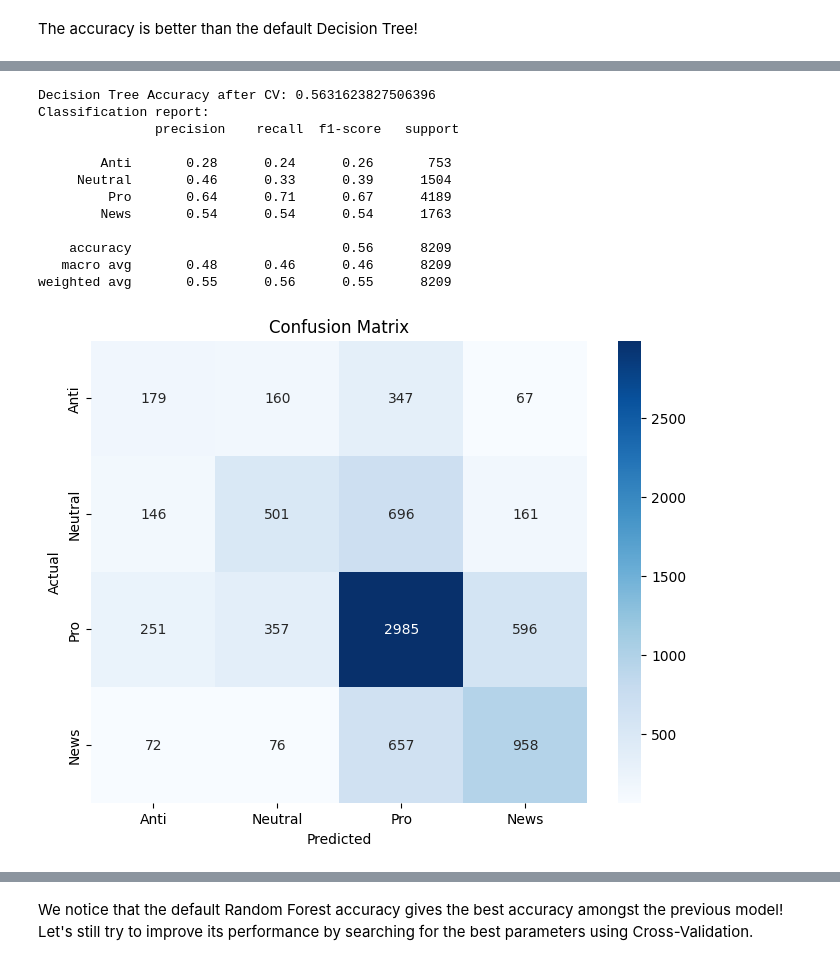
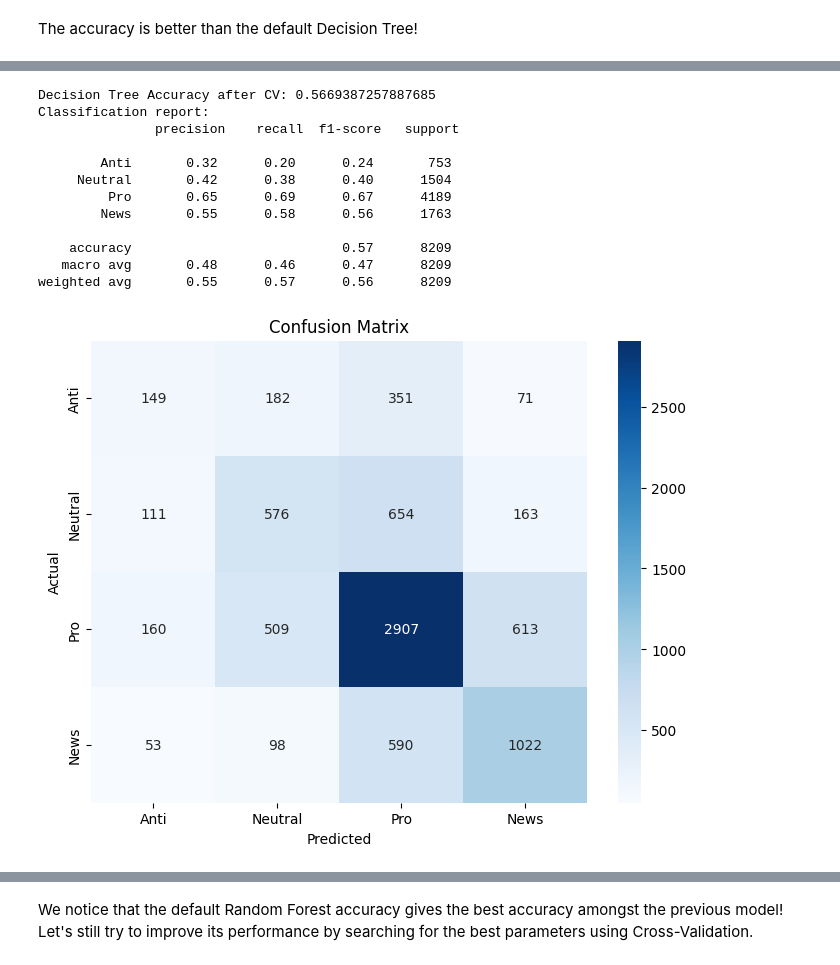
Before and after one commit to adevilde/Twitter-Climate-Change-Sentiment-Analysis, a Jupyter notebook: Twitter_Climate_Change_Sentiment.ipynb, the cells around one changed output, grey strips where cells are left out. Drawn from its saved outputs; the diff is of its cells as text; code cells hidden in the pictures.

```diff
--- a/Twitter_Climate_Change_Sentiment.ipynb
+++ b/Twitter_Climate_Change_Sentiment.ipynb
@@ -856,7 +868,7 @@ Now, let's compare with a logistic regression that includes a cross validation.
 clf_cv_logReg = LogisticRegressionCV(cv=5, class_weight=weights, multi_class='multinomial', penalty='l2', solver='saga', max_iter=10000)
 
 # fit data
-clf_cv_logReg.fit(X_train, y_train)
+run_time_logReg = %timeit -q -o clf_cv_logReg.fit(X_train, y_train)
 
 # predict
 y_pred_cv = clf_cv_logReg.predict(X_test)
@@ -872,7 +884,7 @@ We could also use `GridSearchCV` to find the best parameters. More specifically,
 # %%
 # Define the model parameters
 param_grid = {
-    'C': [0.01, 0.1, 1, 10, 100]  # Creates 5 values for C, logarithmically spaced between 10^-2 and 10^2
+    'C': [0.1, 1, 10, 100, 1000]  # Creates 5 values for C, logarithmically spaced between 10^-2 and 10^2
 }
 
 log_reg = LogisticRegression(class_weight=weights, multi_class='multinomial', solver='saga', max_iter=10000)
@@ -1144,15 +1156,15 @@ the proportion of class $k$ observations in node $m$.
 # %%
 # ----------- criterion 'gini' and splitter 'best' ----------------
 param_grid = {
-    'max_depth': np.arange(8,12,2),
-    'min_samples_leaf': np.arange(2,7,2)
+    'max_depth': np.arange(7,10,1),
+    'min_samples_leaf': np.arange(1,4,1)
 }
 
 # Create a decision tree regressor
 tree = DecisionTreeClassifier(criterion='gini', splitter='best', class_weight=weights, random_state=my_seed)
 
 # Create GridSearchCV object with cross-validation (e.g., 5-fold)
-grid_search = GridSearchCV(estimator=tree, param_grid=param_grid, cv=5, scoring='accuracy', verbose=2)
+grid_search = GridSearchCV(estimator=tree, param_grid=param_grid, cv=5, scoring='accuracy', verbose=3)
 
 # Fit the grid search to the data
 grid_search.fit(X_train, y_train)
@@ -1308,36 +1362,37 @@ For criterion 'entropy' and splitter 'random':
 # %%
 # training with best parameters
-dt_best = DecisionTreeClassifier(criterion='gini', splitter='best', max_depth=10, min_samples_leaf=4, class_weight=weights, random_state=my_seed)
-model = dt_best.fit(X_train,y_train)
-y_pred_dt_best = model.predict(X_test)
+dt_best = DecisionTreeClassifier(criterion='gini', splitter='best', max_depth=9, min_samples_leaf=1, class_weight=weights, random_state=my_seed)
+run_time_dt = %timeit -q -o dt_best.fit(X_train,y_train)
+
+y_pred_dt_best = dt_best.predict(X_test)
 
 # calculating the accuracy
 accuracy_dt_best = accuracy_score(y_test, y_pred_dt_best)
 print(f"Decision Tree Accuracy after CV: {accuracy_dt_best}")
 
 # Confusion matrix
 cm = confusion_matrix(y_test, y_pred_dt_best, labels=[-1, 0, 1, 2])
 plt.figure(figsize=(8, 6))
 sns.heatmap(cm, annot=True, fmt='d', cmap='Blues', xticklabels=['Anti', 'Neutral', 'Pro', 'News'], yticklabels=['Anti', 'Neutral', 'Pro', 'News'])
 plt.xlabel('Predicted')
 plt.ylabel('Actual')
 plt.title('Confusion Matrix')
 
 # Classification report
 clf_report = classification_report(y_test, y_pred_dt_best, target_names=['Anti', 'Neutral', 'Pro', 'News'])
 print('Classification report: \n', clf_report)
 # %% [output]
-Decision Tree Accuracy after CV: 0.5631623827506396
+Decision Tree Accuracy after CV: 0.5669387257887685
 Classification report:
                precision    recall  f1-score   support
 
-        Anti       0.28      0.24      0.26       753
-     Neutral       0.46      0.33      0.39      1504
-         Pro       0.64      0.71      0.67      4189
-        News       0.54      0.54      0.54      1763
+        Anti       0.32      0.20      0.24       753
+     Neutral       0.42      0.38      0.40      1504
+         Pro       0.65      0.69      0.67      4189
+        News       0.55      0.58      0.56      1763
 
-    accuracy                           0.56      8209
-   macro avg       0.48      0.46      0.46      8209
-weighted avg       0.55      0.56      0.55      8209
+    accuracy                           0.57      8209
+   macro avg       0.48      0.46      0.47      8209
+weighted avg       0.55      0.57      0.56      8209
-[figure, old version]
+[figure, new version]
 # %%
```
Also changed, not shown: parts of 83 cells of this notebook.
